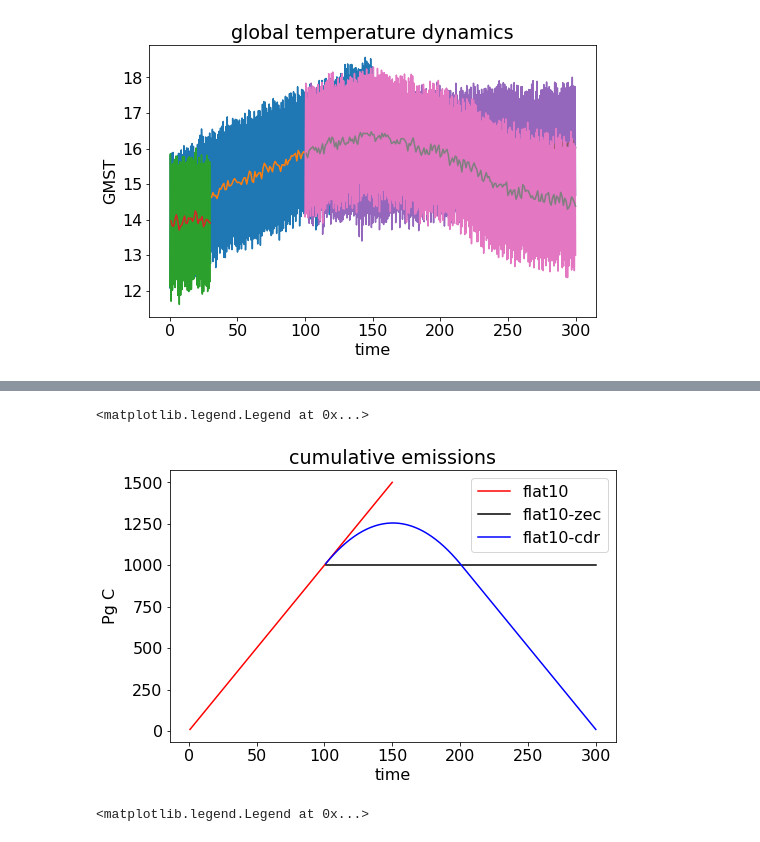
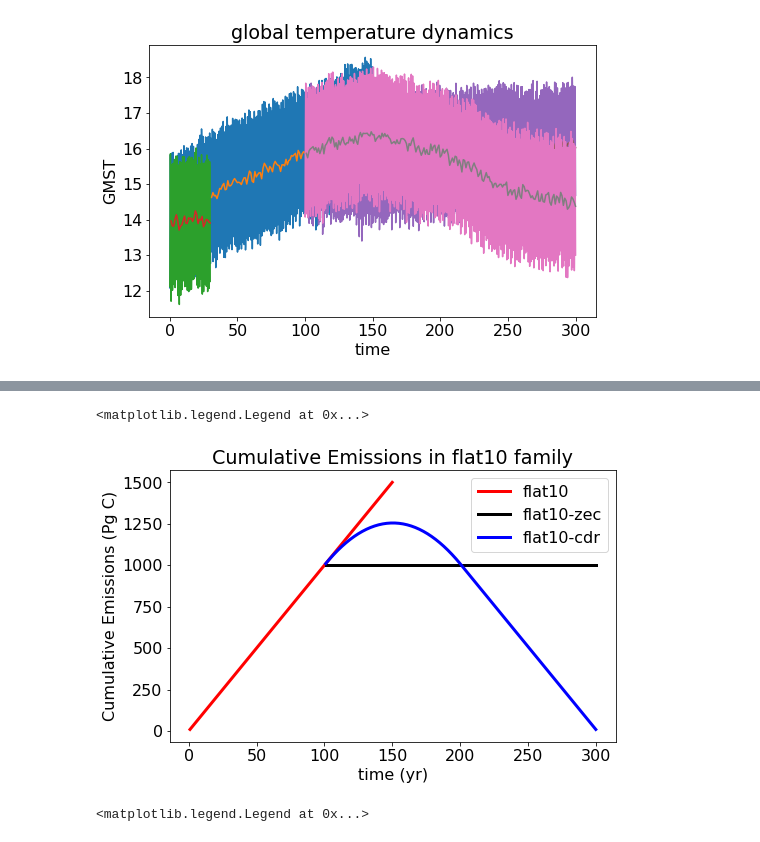
Before and after one commit to ckoven/flat10, a Jupyter notebook: flat10-analysis.ipynb, the cells around one changed output, grey strips where cells are left out. Drawn from its saved outputs; the diff is of its cells as text; code cells hidden in the pictures.

```diff
--- a/flat10-analysis.ipynb
+++ b/flat10-analysis.ipynb
@@ -152,16 +154,18 @@ emiss_cdr[0:100] = 10.-0.2*emiss_cdr[0:100]*np.arange(100)
 emiss_cdr[100:] = -10.*emiss_cdr[100:]
 emiss_cdr_cum = emiss_cdr.cumsum() + 1000.
 # %%
-emiss_flat10_cum.plot(color='red')
-emiss_zec_cum.plot(color='black')
-emiss_cdr_cum.plot(color='blue')
+linewidth = 3
+emiss_flat10_cum.plot(color='red', linewidth=linewidth)
+emiss_zec_cum.plot(color='black', linewidth=linewidth)
+emiss_cdr_cum.plot(color='blue', linewidth=linewidth)
 
-plt.title('cumulative emissions')
-plt.ylabel('Pg C')
+plt.title('Cumulative Emissions in flat10 family')
+plt.ylabel('Cumulative Emissions (Pg C)')
+plt.xlabel('time (yr)')
 plt.legend(['flat10','flat10-zec','flat10-cdr'])
 # %% [output]
 <matplotlib.legend.Legend at 0x...>
-[figure, old version]
+[figure, new version]
 # %%
 plt.plot(emiss_flat10_cum,warming_flat10, color='red')
 plt.plot(emiss_zec_cum,warming_zec, color='black')
```
Also changed, not shown: parts of 25 cells of this notebook.
